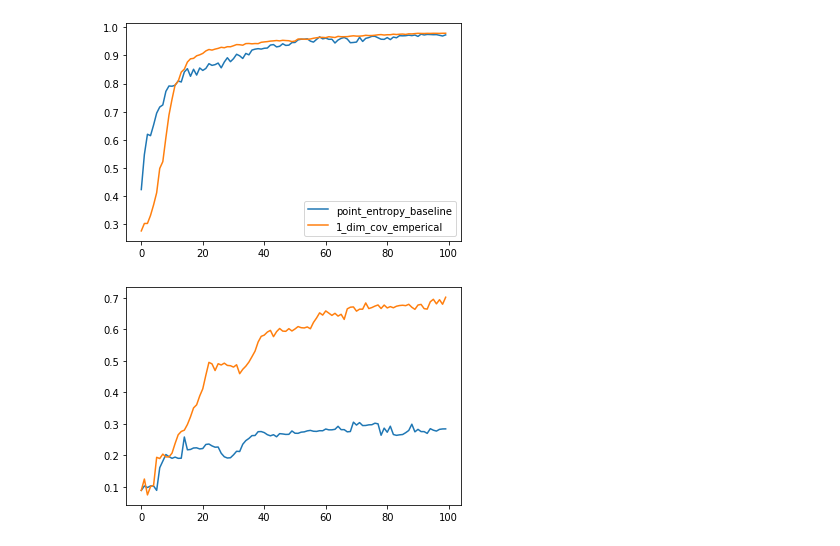
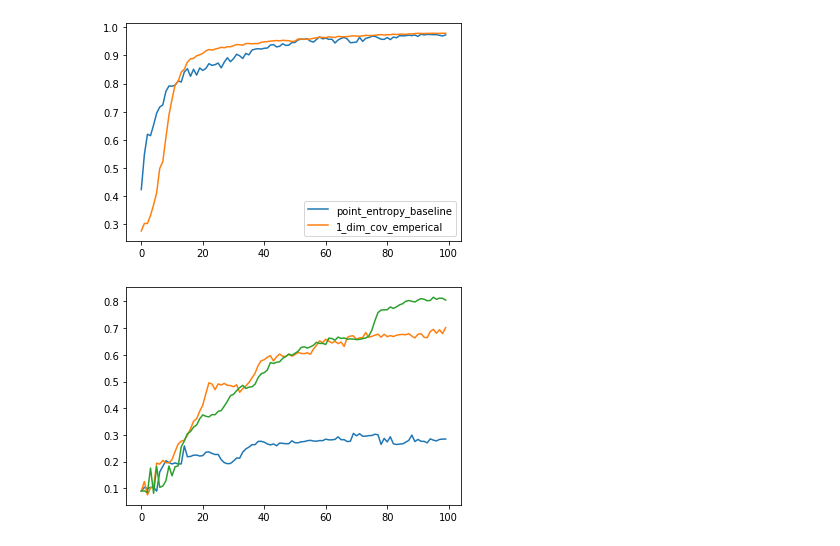
Before and after one commit to Razcle/active_learning, a Jupyter notebook: result.ipynb, the cells around one changed output. Cells and saved outputs as stored; diff of their text form; code cells hidden in the pictures.

```diff
--- a/result.ipynb
+++ b/result.ipynb
@@ -76,14 +76,17 @@ plt.show()
 # %%
 # result1: optim.Adam(params, lr=0.001)
 # result2: optim.Adam(params, lr=0.0001)
+# result3: optim.Adam(params, lr=0.00003)
 
 import matplotlib.pyplot as plt
 import numpy as np
 result_1=[0.0892, 0.1032, 0.0982, 0.1032, 0.1032, 0.0892, 0.1611, 0.182, 0.2029, 0.1962,0.1909, 0.1948, 0.1908, 0.1912, 0.2585, 0.2179, 0.219, 0.2237, 0.2242, 0.2207, 0.222, 0.2349, 0.2362, 0.2303, 0.2262, 0.2267, 0.2068, 0.1958, 0.1919, 0.1927, 0.202, 0.2133, 0.2125, 0.2355, 0.2471, 0.2539, 0.2629, 0.2633, 0.2754, 0.2758, 0.2725, 0.2659, 0.2623, 0.2658, 0.2592, 0.2692, 0.2682, 0.2667, 0.267, 0.2777, 0.2705, 0.2702, 0.2739, 0.2748, 0.278, 0.2795, 0.2768, 0.2763, 0.2785, 0.2783, 0.2839, 0.2812, 0.2813, 0.2829, 0.2925, 0.2818, 0.2819, 0.2749, 0.2759, 0.3056, 0.2964, 0.3042, 0.2948, 0.2951, 0.2971, 0.2975, 0.3023, 0.3003, 0.2641, 0.2867, 0.2736, 0.2928, 0.2664, 0.2638, 0.2654, 0.2664, 0.2722, 0.2793, 0.2991, 0.2749, 0.2828, 0.2757, 0.2756, 0.27, 0.2849, 0.2801, 0.2773, 0.2828, 0.2841, 0.2843]
 result_2=[0.0892, 0.1252, 0.0748, 0.101, 0.1052, 0.1941, 0.1902, 0.2042, 0.1954, 0.1952,0.2074, 0.238, 0.2656, 0.2761, 0.2802, 0.2982, 0.3225, 0.3508, 0.3606, 0.3887, 0.4115, 0.4547, 0.4953, 0.4905, 0.4694, 0.491, 0.487, 0.4928, 0.4856, 0.4847, 0.4803, 0.4877, 0.4594, 0.4732, 0.4832, 0.4962, 0.5133, 0.5309, 0.5598, 0.5778, 0.5818, 0.5914, 0.5968, 0.5768, 0.5927, 0.6028, 0.5945, 0.5938, 0.6022, 0.5949, 0.6013, 0.6089, 0.6053, 0.6045, 0.6077, 0.6019, 0.6219, 0.636, 0.6524, 0.6453, 0.6585, 0.6515, 0.6443, 0.6509, 0.6421, 0.6478, 0.6316, 0.6651, 0.6703, 0.6712, 0.6578, 0.6641, 0.664, 0.6838, 0.666, 0.6692, 0.6738, 0.6774, 0.6661, 0.6771, 0.668, 0.6722, 0.6685, 0.6734, 0.6756, 0.6765, 0.6752, 0.6795, 0.6701, 0.6635, 0.6772, 0.6792, 0.6657, 0.6643, 0.6875, 0.6954, 0.6809, 0.6941, 0.6796, 0.7019]
+result_3=[0.0892, 0.09, 0.0833, 0.1755, 0.0805, 0.1806, 0.1034, 0.1078, 0.1277, 0.1832, 0.1464, 0.1803, 0.184, 0.2554, 0.2775,0.3044, 0.3121, 0.3291, 0.337, 0.36, 0.3749, 0.3696, 0.3673, 0.3759, 0.3755, 0.3879, 0.3911, 0.4079, 0.4257, 0.4468, 0.452, 0.4654, 0.4771, 0.4855, 0.474, 0.4787, 0.4803, 0.4898, 0.5145, 0.5291, 0.5331, 0.5431, 0.5711, 0.5675, 0.572, 0.5739, 0.587, 0.5934, 0.6028, 0.5986, 0.6056, 0.6132, 0.6276, 0.6303, 0.6252, 0.6299, 0.636, 0.6469, 0.6427, 0.6429, 0.6388, 0.6625, 0.6612, 0.6548, 0.6664, 0.6614, 0.6631, 0.6585, 0.6596, 0.6591, 0.6572, 0.658, 0.6606, 0.6631, 0.6702, 0.6928, 0.7285, 0.7584, 0.7678, 0.7687, 0.7691, 0.7795, 0.7739, 0.7799, 0.7874, 0.7915, 0.8007, 0.8036, 0.8007, 0.7979, 0.8053, 0.8109, 0.8082, 0.8028, 0.8039, 0.8159, 0.808, 0.8127, 0.8118, 0.8052]
 plt.plot(result_1,label='result_1')
 plt.plot(result_2,label='result_2')
+plt.plot(result_3,label='result_3')
 
 plt.show()
 # %% [output]
-[figure, old version]
+[figure, new version]
```
Also changed, not shown: 3 other files.
